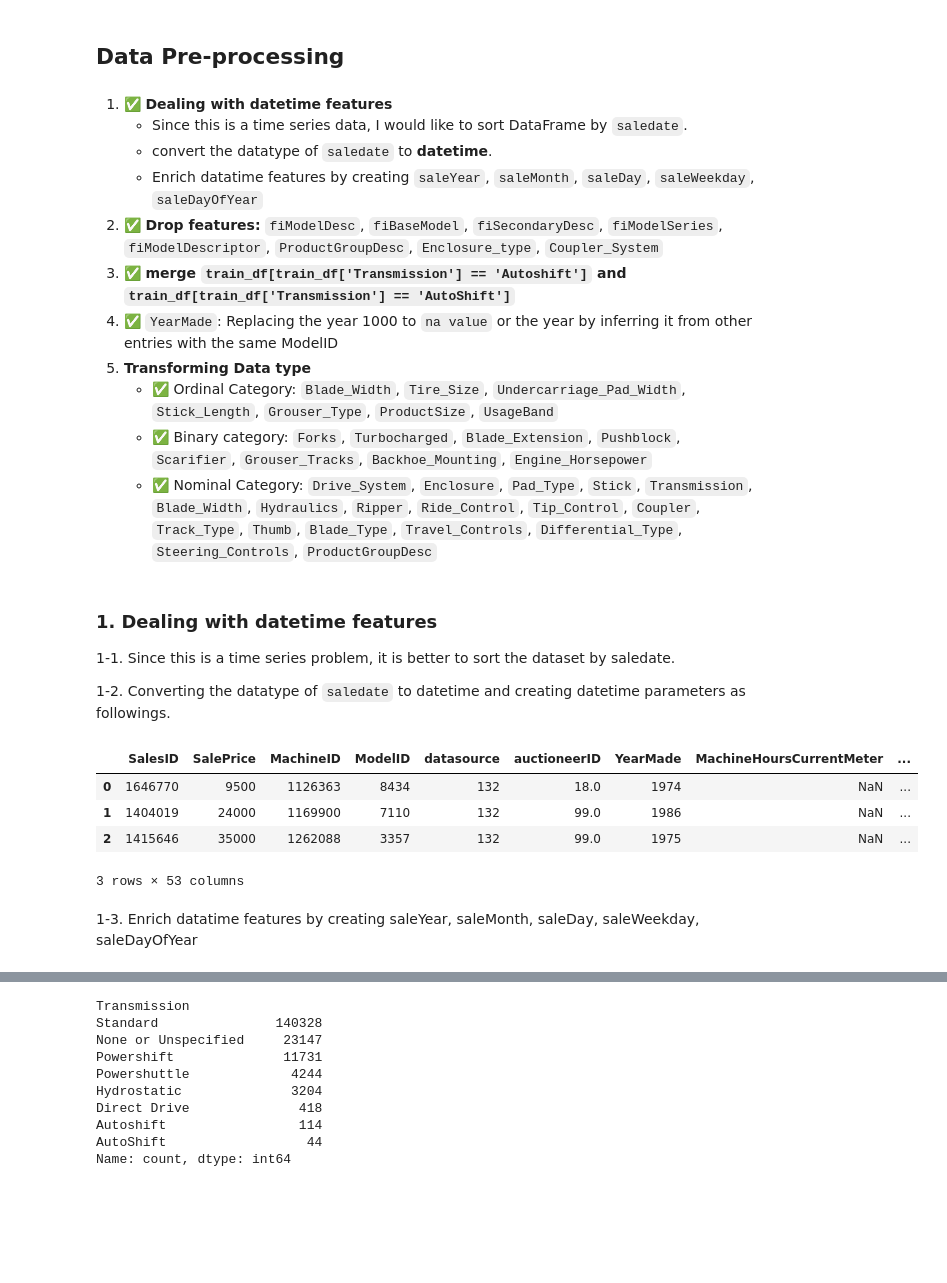
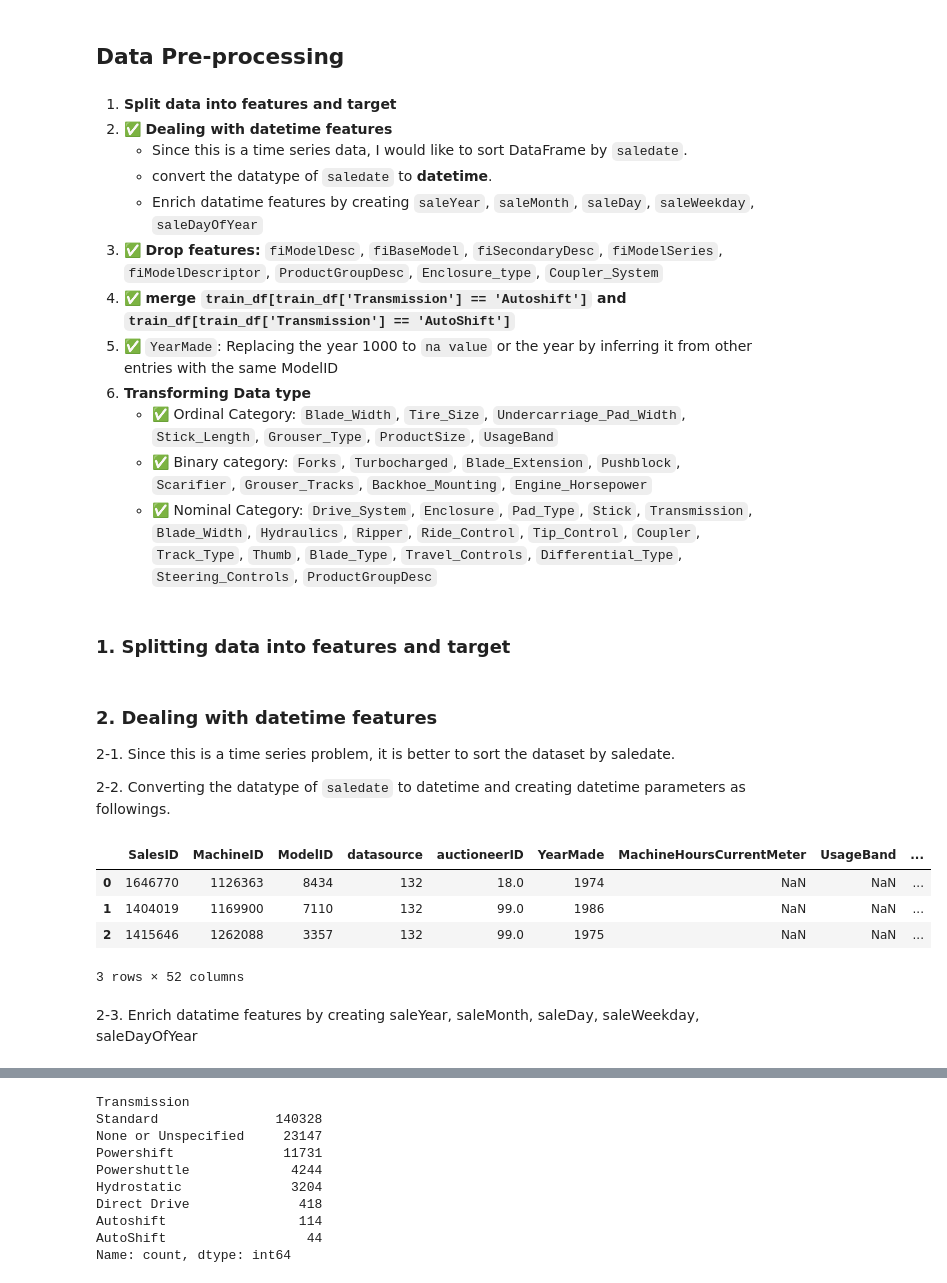
Before and after one commit to Eleanor-git/Regression_Bulldozer, a Jupyter notebook: Bulldozer_price_regression.ipynb, the cells around one changed output, grey strips where cells are left out. Drawn from its saved outputs; the diff is of its cells as text; code cells hidden in the pictures; blank space fills up the shorter version.

Commit message:
Completed training dasta pre-processing v2 and fitting training data

```diff
--- a/Bulldozer_price_regression.ipynb
+++ b/Bulldozer_price_regression.ipynb
@@ -502,14 +501,15 @@ Additionally, there are 2 Autoshift, I think they should be merged
 # %% [markdown]
 ## Data Pre-processing
 # %% [markdown]
-1. ✅ **Dealing with datetime features**
+1. **Split data into features and target**
+2. ✅ **Dealing with datetime features**
     * Since this is a time series data, I would like to sort DataFrame by `saledate`.
     * convert the datatype of `saledate` to **datetime**.
     * Enrich datatime features by creating `saleYear`, `saleMonth`, `saleDay`, `saleWeekday`, `saleDayOfYear`
-2. ✅ **Drop features:** `fiModelDesc`, `fiBaseModel`, `fiSecondaryDesc`, `fiModelSeries`, `fiModelDescriptor`, `ProductGroupDesc`, `Enclosure_type`, `Coupler_System`
-3. ✅ **merge `train_df[train_df['Transmission'] == 'Autoshift']` and `train_df[train_df['Transmission'] == 'AutoShift']`**
-4. ✅ `YearMade`: Replacing the year 1000 to `na value` or the year by inferring it from other entries with the same ModelID
-5. **Transforming Data type**
+3. ✅ **Drop features:** `fiModelDesc`, `fiBaseModel`, `fiSecondaryDesc`, `fiModelSeries`, `fiModelDescriptor`, `ProductGroupDesc`, `Enclosure_type`, `Coupler_System`
+4. ✅ **merge `train_df[train_df['Transmission'] == 'Autoshift']` and `train_df[train_df['Transmission'] == 'AutoShift']`**
+5. ✅ `YearMade`: Replacing the year 1000 to `na value` or the year by inferring it from other entries with the same ModelID
+6. **Transforming Data type**
     * ✅ Ordinal Category: `Blade_Width`, `Tire_Size`, `Undercarriage_Pad_Width`, `Stick_Length`, `Grouser_Type`, `ProductSize`, `UsageBand`
     * ✅ Binary category: `Forks`, `Turbocharged`, `Blade_Extension`, `Pushblock`, `Scarifier`, `Grouser_Tracks`, `Backhoe_Mounting`, `Engine_Horsepower`
     * ✅ Nominal Category: `Drive_System`, `Enclosure`, `Pad_Type`, `Stick`, `Transmission`, `Blade_Width`, `Hydraulics`, `Ripper`, `Ride_Control`, `Tip_Control`, `Coupler`, `Track_Type`, `Thumb`, `Blade_Type`, `Travel_Controls`, `Differential_Type`, `Steering_Controls`, `ProductGroupDesc`
@@ -519,20 +516,33 @@ df = train_df.copy()
+# %% [markdown]
+### 1. Splitting data into features and target
+# %%
+# Split training data into features and targets
+X_train = train_df.drop("SalePrice", axis = 1)
+y_train = train_df["SalePrice"]
+
+# Split validation data into features and targets
+valid_sol_df = pd.read_csv("./data/ValidSolution.csv")
+valid_df["SalePrice"] = valid_df["SalesID"].map(valid_sol_df.set_index("SalesID")["SalePrice"])
+
+X_valid = valid_df.drop(["SalePrice"], axis = 1)
+y_valid = valid_df["SalePrice"]
 # %% [markdown]
-### 1. Dealing with datetime features
-1-1. Since this is a time series problem, it is better to sort the dataset by saledate.
+### 2. Dealing with datetime features
+2-1. Since this is a time series problem, it is better to sort the dataset by saledate.
 
-1-2. Converting the datatype of `saledate` to datetime and creating datetime parameters as followings.
+2-2. Converting the datatype of `saledate` to datetime and creating datetime parameters as followings.
 # %%
-df['saledate'] = pd.to_datetime(df['saledate'])
-df.sort_values(by = "saledate",
+X_train['saledate'] = pd.to_datetime(X_train['saledate'])
+X_train.sort_values(by = "saledate",
                ignore_index=True,
               inplace = True)
-df.head(3)
+X_train.head(3)
 # %% [output]
-|  | SalesID | SalePrice | MachineID | ModelID | datasource | auctioneerID | YearMade | MachineHoursCurrentMeter | ... |
-| 0 | 1646770 | 9500 | 1126363 | 8434 | 132 | 18.0 | 1974 | NaN | ... |
-| 1 | 1404019 | 24000 | 1169900 | 7110 | 132 | 99.0 | 1986 | NaN | ... |
-| 2 | 1415646 | 35000 | 1262088 | 3357 | 132 | 99.0 | 1975 | NaN | ... |
+|  | SalesID | MachineID | ModelID | datasource | auctioneerID | YearMade | MachineHoursCurrentMeter | UsageBand | ... |
+| 0 | 1646770 | 1126363 | 8434 | 132 | 18.0 | 1974 | NaN | NaN | ... |
+| 1 | 1404019 | 1169900 | 7110 | 132 | 99.0 | 1986 | NaN | NaN | ... |
+| 2 | 1415646 | 1262088 | 3357 | 132 | 99.0 | 1975 | NaN | NaN | ... |
-3 rows × 53 columns
+3 rows × 52 columns
 # %% [markdown]
-1-3. Enrich datatime features by creating saleYear, saleMonth, saleDay, saleWeekday, saleDayOfYear
+2-3. Enrich datatime features by creating saleYear, saleMonth, saleDay, saleWeekday, saleDayOfYear
 # %%
```
Also changed, not shown: parts of 38 cells of this notebook.
